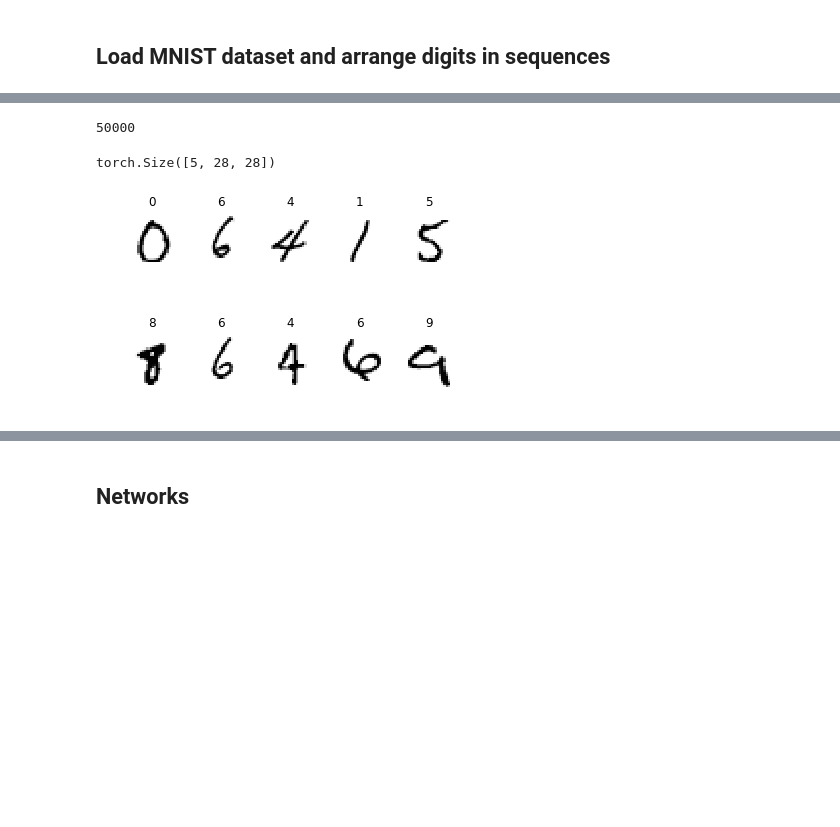
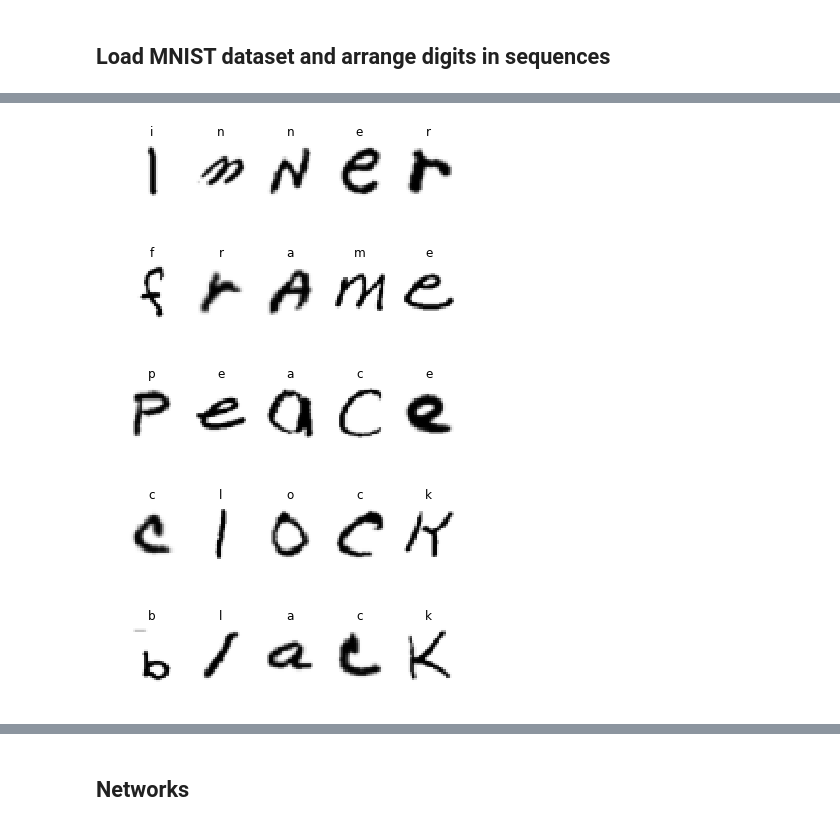
Before and after one commit to jrieke/feedback-nns, a Jupyter notebook: feedback_connections.ipynb, the cells around one changed output, grey strips where cells are left out. Saved outputs shown, nothing was run; the diff lists cells and outputs as text; code cells hidden in the pictures; blank space fills up the shorter version.

```diff
--- a/feedback_connections.ipynb
+++ b/feedback_connections.ipynb
@@ -251,25 +434,5 @@ allowed_seqs = np.random.randint(0, 10, (num_allowed_seqs, seq_len))
-# %%
-import random
-
-class ImageSequenceDataset(torch.utils.data.Dataset):
-    def __init__(self, allowed_seqs, image_dataset, num_classes, num_samples=10000):
-        self.num_samples = num_samples
-        self.allowed_seqs = allowed_seqs
-        self.images_per_class = {i: [] for i in range(num_classes)}
-        for image, class_ in train_dataset:
-            self.images_per_class[class_.item()].append(image)
-
-    def __len__(self):
-        return self.num_samples
-
-    def __getitem__(self, i):
-        seq = self.allowed_seqs[i % len(self.allowed_seqs)]
-        images = [random.choice(self.images_per_class[class_]) for class_ in seq]
-        return torch.cat(images), seq
-# %%
-def plot_image_sequence(images, targets):
-    for i in range(len(images)):
-        plt.subplot(1, len(images), i+1)
-        plt.imshow(images[i], cmap='Greys')
-        plt.axis('off')
-        plt.title(targets[i])
+# %%
+allowed_seqs_letters = np.loadtxt('data/5-letter-words.txt', dtype=str)
+# Use only 10 words for now.
+allowed_seqs_letters = np.random.choice(allowed_seqs_letters, 50)
+allowed_seqs = np.array([list(map(to_index, word)) for word in allowed_seqs_letters])
@@ -276,22 +467,22 @@ def plot_image_sequence(images, targets):
 # %%
-seq_train_dataset = ImageSequenceDataset(allowed_seqs, train_dataset, 10, num_samples=50000)
-seq_test_dataset = ImageSequenceDataset(allowed_seqs, test_dataset, 10, num_samples=10000)
+train_dataset, val_dataset, test_dataset = load_emnist()#load_mnist()
+noisy_test_dataset = load_noisy_emnist(scaling_factor=4)#load_noisy_mnist(scaling_factor=4)
 
+seq_train_dataset = ImageSequenceDataset(allowed_seqs, train_dataset, num_classes, num_samples=50000)
+seq_test_dataset = ImageSequenceDataset(allowed_seqs, test_dataset, num_classes, num_samples=10000)
+noisy_seq_test_dataset = ImageSequenceDataset(allowed_seqs, test_dataset, num_classes, num_samples=10000, noisy_image_dataset=noisy_test_dataset)
+
+kwargs = {'num_workers': 3, 'pin_memory': True} if use_cuda else {}
 seq_train_loader = torch.utils.data.DataLoader(seq_train_dataset, batch_size=params['batch_size'], shuffle=True, **kwargs)
 seq_test_loader = torch.utils.data.DataLoader(seq_test_dataset, batch_size=params['batch_size_eval'], shuffle=False, **kwargs)
+noisy_seq_test_loader = torch.utils.data.DataLoader(noisy_seq_test_dataset, batch_size=params['batch_size_eval'], shuffle=False, **kwargs)
-# %%
-len(seq_train_dataset)
-# %% [output]
-50000
-# %%
-seq_train_dataset[0][0].shape
-# %% [output]
-torch.Size([5, 28, 28])
-# %%
-plot_image_sequence(*seq_train_dataset[0])
-# %% [output]
-[figure, removed]
-# %%
-plot_image_sequence(*seq_train_dataset[1])
-# %% [output]
-[figure, removed]
+# %%
+for i in range(5):
+    plt.figure()
+    plot_image_sequence(*seq_test_dataset[i])
+# %% [output]
+[figure, added]
+[figure, added]
+[figure, added]
+[figure, added]
+[figure, added]
```
Also changed, not shown: parts of 23 cells of this notebook.
